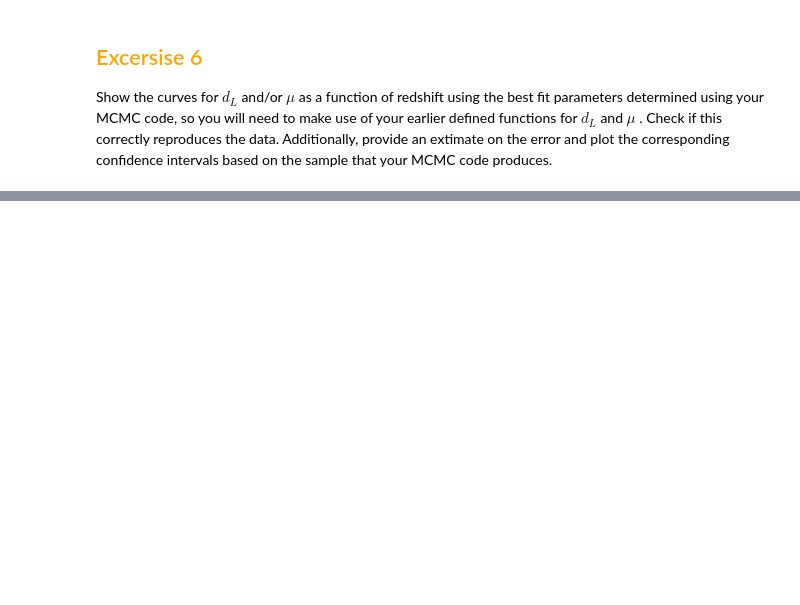
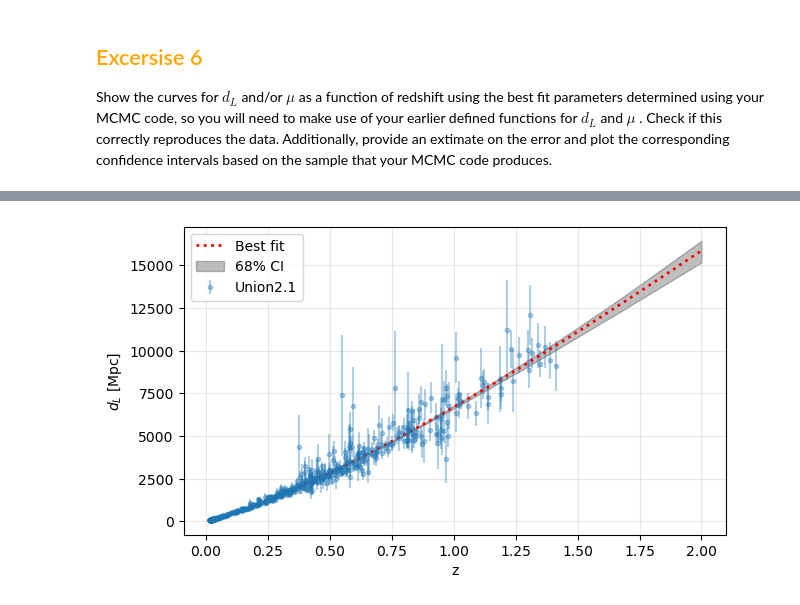
Before and after one commit to Waxpardo/PRA3024-Submissions, a Jupyter notebook: Week 4/PRA3024_2026_Cosmology_STUDENTS.ipynb, the cells around one changed output, grey strips where cells are left out. Drawn from its saved outputs; the diff is of its cells as text; code cells hidden in the pictures; blank space fills up the shorter version.

```diff
--- a/Week 4/PRA3024_2026_Cosmology_STUDENTS.ipynb
+++ b/Week 4/PRA3024_2026_Cosmology_STUDENTS.ipynb
@@ -750,0 +728,88 @@ print(h_best,Omega_M_best,Omega_L_best)
+# %%
+
+##Example of how to get the confidence intervals from your MCMC samples
+h_min = my_samples.confidence('h',(1.-conf_level)/2.,upper=False)
+h_max = my_samples.confidence('h',(1.-conf_level)/2.,upper=True)
+
+Omega_M_min = my_samples.confidence('Omega_m',(1.-conf_level)/2.,upper=False)
+Omega_M_max = my_samples.confidence('Omega_m',(1.-conf_level)/2.,upper=True)
+
+Omega_L_min = my_samples.confidence('Omega_Lambda',(1.-conf_level)/2.,upper=False)
+Omega_L_max = my_samples.confidence('Omega_Lambda',(1.-conf_level)/2.,upper=True)
+
+
+# the best-fit point is the one with the minimum chi2 in the chain
+best_idx = np.argmin(chi2)
+h_best = h[best_idx]
+Omega_M_best = Omega_m[best_idx]
+Omega_L_best = Omega_Lambda[best_idx]
+
+# the setup is a redshift grid where the theory curves will be evaluated
+z_plot = np.linspace(0.01, 2.0, 250)
+
+# now, we calculate the best-fit luminosity distance and distance modulus
+dL_best = theor_luminosity_distance(z_plot, h_best, Omega_M_best, Omega_L_best) / 1e6
+mu_best = theor_distance_modulus(z_plot, h_best, Omega_M_best, Omega_L_best)
+
+# we use a subset of the MCMC samples to estimate the confidence bands
+rng = np.random.default_rng(42)
+n_draw = min(250, len(h))
+idx = rng.choice(len(h), size=n_draw, replace=False)
+
+# here we calculate mu(z) for many posterior samples
+mu_draw = np.array([
+    theor_distance_modulus(z_plot, h[i], Omega_m[i], Omega_Lambda[i])
+    for i in idx
+])
+
+# in the same way we calculate d_L(z) for many posterior samples
+dL_draw = np.array([
+    theor_luminosity_distance(z_plot, h[i], Omega_m[i], Omega_Lambda[i]) / 1e6
+    for i in idx
+])
+
+# from these samples we take the 16th and 84th percentiles for the 68% interval
+mu_lo, mu_hi = np.percentile(mu_draw, [16, 84], axis=0)
+dL_lo, dL_hi = np.percentile(dL_draw, [16, 84], axis=0)
+
+# we print the best-fit values from the chain
+print("Best-fit values:")
+print("h =", h_best)
+print("Omega_m =", Omega_M_best)
+print("Omega_L =", Omega_L_best)
+
+# amd we also print the 68% confidence intervals
+print("\n68% confidence intervals:")
+print(h_min, "< h <", h_max)
+print(Omega_M_min, "< Omega_m <", Omega_M_max)
+print(Omega_L_min, "< Omega_L <", Omega_L_max)
+
+
+
+
+# plot your d_L and mu together with the data to compare
+# first, we plot d_L(z) together with the data and the 68% confidence band
+plt.figure(figsize=(7,4))
+plt.errorbar(zs, luminosity_distance_Mpc, yerr=error_luminosity_distance_Mpc,
+             fmt='.', alpha=0.35, label='Union2.1')
+plt.plot(z_plot, dL_best, color='red', linestyle=':', lw=2, label='Best fit')
+plt.fill_between(z_plot, dL_lo, dL_hi, color='black', alpha=0.25, label='68% CI')
+plt.xlabel('z')
+plt.ylabel(r'$d_L$ [Mpc]')
+plt.legend()
+plt.grid(alpha=0.3)
+plt.show()
+
+
+# then, we plot mu(z) together with the data and the 68% confidence band
+plt.figure(figsize=(7,4))
+plt.errorbar(zs, distance_modulus, yerr=error_distance_modulus,
+             fmt='.', alpha=0.35, label='Union2.1')
+plt.plot(z_plot, mu_best, color='red', linestyle=':', lw=2, label='Best fit')
+plt.fill_between(z_plot, mu_lo, mu_hi, color='black', alpha=0.25, label='68% CI')
+plt.xlabel('z')
+plt.ylabel(r'$\mu$')
+plt.legend()
+plt.grid(alpha=0.3)
+plt.show()
+# %% [output]
@@ -750,0 +825 @@ print(h_best,Omega_M_best,Omega_L_best)
+[figure, added]
```
Also changed, not shown: parts of 12 cells of this notebook, 1 other file.
